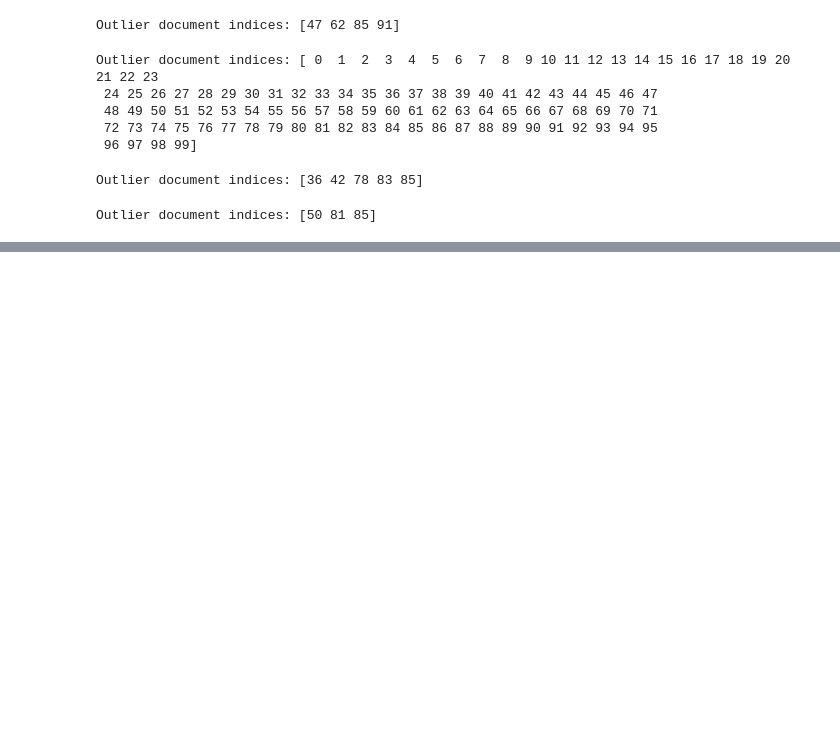
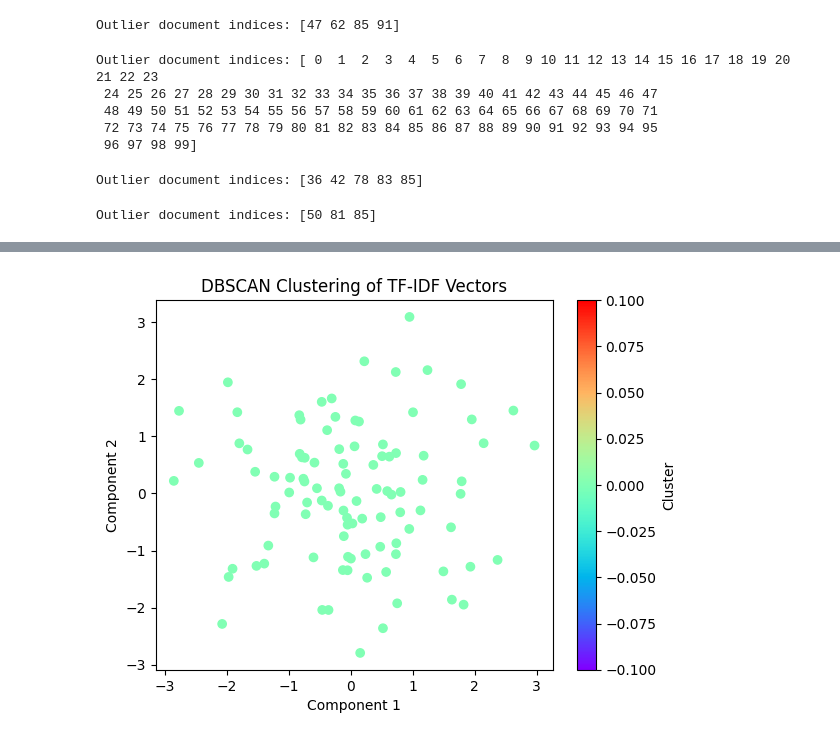
Before and after one commit to BojanCestnik/LBD_book, a Jupyter notebook: notebooks/ttt_ttt.ipynb, the cells around one changed output, grey strips where cells are left out. Drawn from its saved outputs; the diff is of its cells as text; code cells hidden in the pictures; blank space fills up the shorter version.

```diff
--- a/notebooks/ttt_ttt.ipynb
+++ b/notebooks/ttt_ttt.ipynb
@@ -106,0 +162,17 @@ Outlier document indices: [50 81 85]
+# %%
+from sklearn.cluster import DBSCAN
+
+# Perform DBSCAN clustering
+dbscan = DBSCAN(eps=0.5, min_samples=5, metric='cosine')
+labels = dbscan.fit_predict(tfidf_matrix)
+
+# Plot clusters
+reduced_data = PCA(n_components=2).fit_transform(tfidf_matrix)
+plt.scatter(reduced_data[:, 0], reduced_data[:, 1], c=labels, cmap='rainbow')
+plt.title("DBSCAN Clustering of TF-IDF Vectors")
+plt.xlabel("Component 1")
+plt.ylabel("Component 2")
+plt.colorbar(label="Cluster")
+plt.show()
+# %% [output]
+[figure, added]
```
Also changed, not shown: parts of 5 cells of this notebook, 5 other files.
